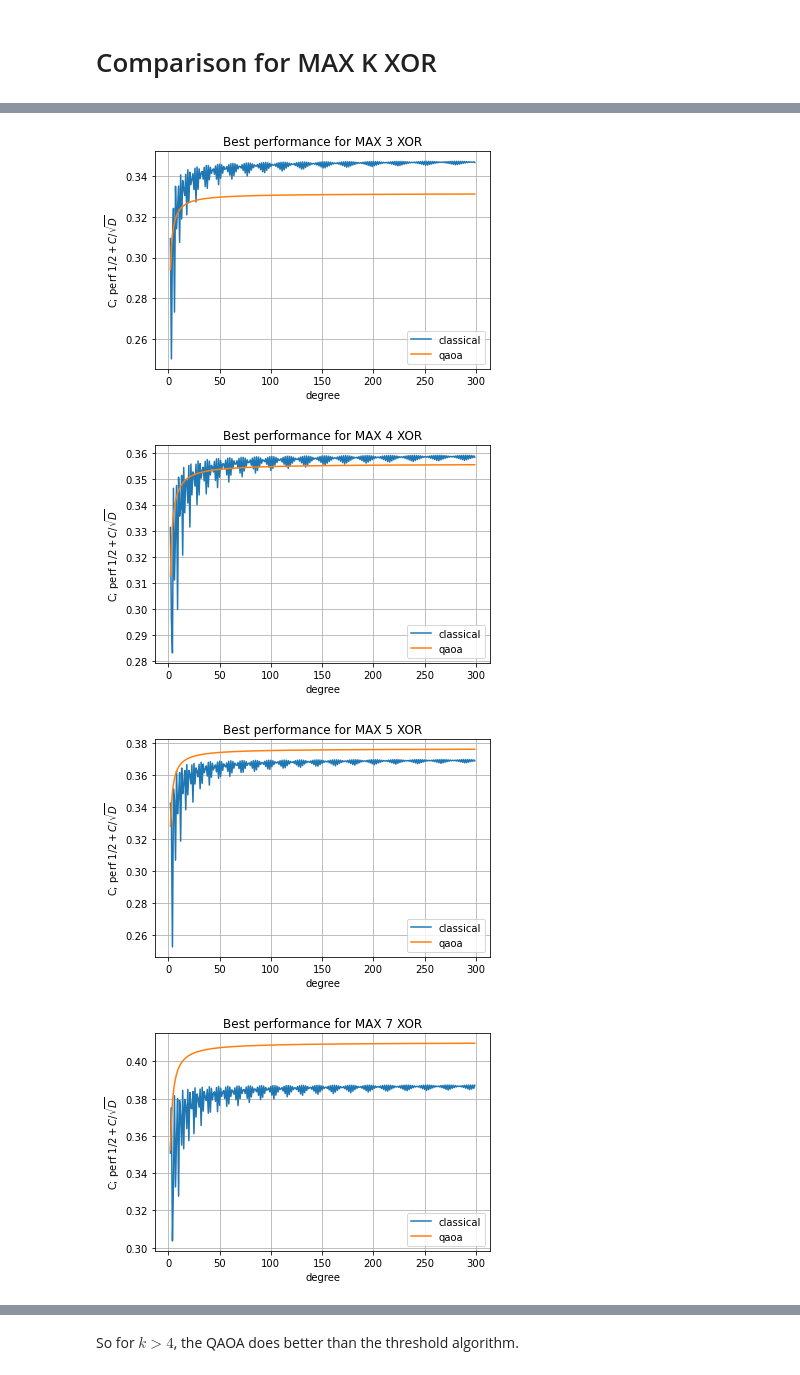
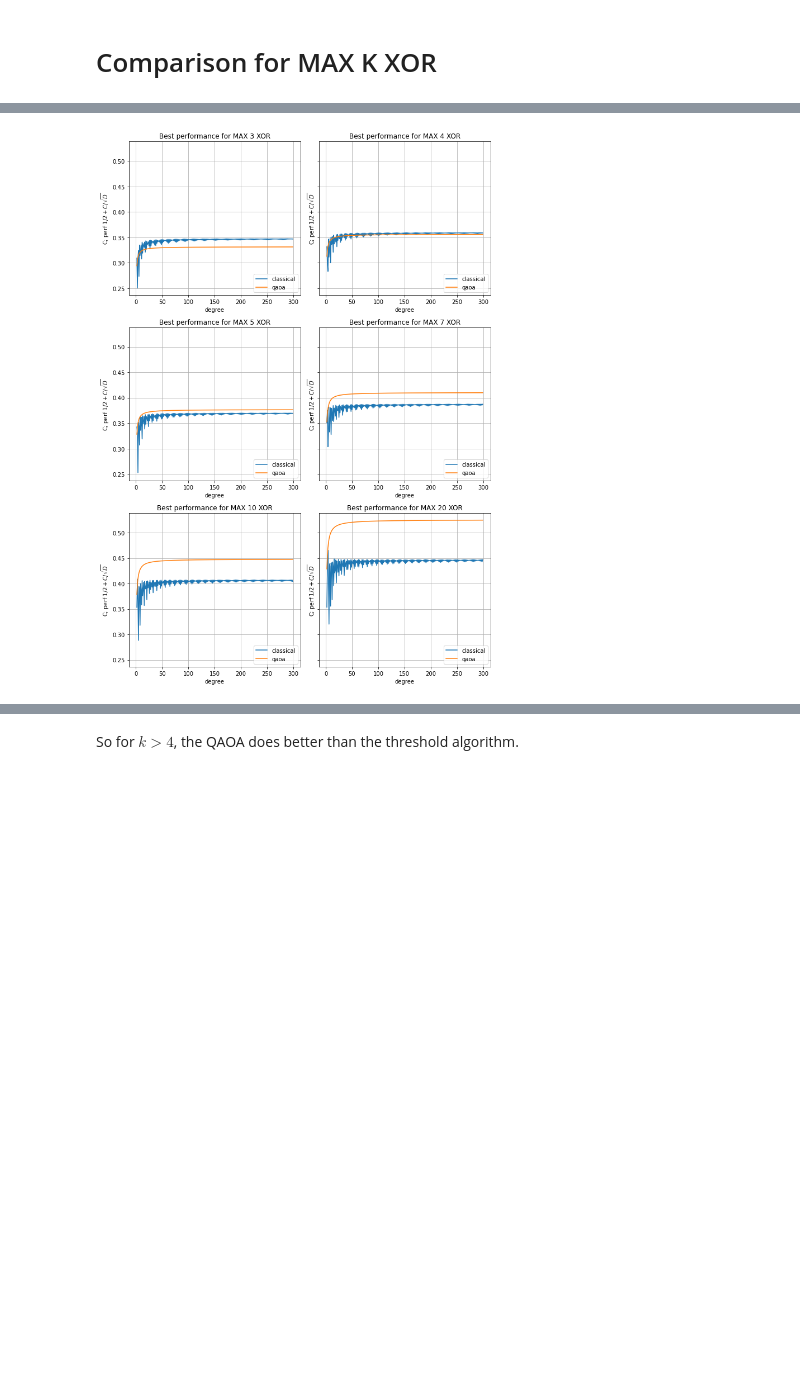
Before and after one commit to marwahaha/QuAIL-2021, a Jupyter notebook: maxkxor.ipynb, the cells around one changed output, grey strips where cells are left out. Drawn from its saved outputs; the diff is of its cells as text; code cells hidden in the pictures; blank space fills up the shorter version.

Commit message:
Save images

```diff
--- a/maxkxor.ipynb
+++ b/maxkxor.ipynb
@@ -533,14 +533,20 @@ Text(0, 0.5, 'C; perf $1/2 + C/ \\sqrt{D}$')
 # Comparison for MAX K XOR
 # %%
 %%time
-for k in [3, 4, 5, 7, 10, 100]:
-    plt.figure()
+fig, axs = plt.subplots(3, 2, sharey=True, figsize=(10, 14))
+axs = axs.reshape(-1,)
+ks = [3, 4, 5, 7, 10, 20]
+for i in range(len(ks)):
+    ax = axs[i]
+    k = ks[i]
     Ds = range(2,300)
-    plt.plot(Ds, [get_max(D, k)*D**0.5 for D in Ds], label='classical')
-    plt.plot(Ds, [get_qaoa_max(k,D) for D in Ds], label='qaoa')
-    plt.grid()
-    plt.xlabel('degree')
-    plt.legend()
-    plt.ylabel("C; perf $1/2 + C/ \sqrt{D}$")
-    plt.title("Best performance for MAX " + str(k) + " XOR")
+    ax.plot(Ds, [get_max(D, k)*D**0.5 for D in Ds], label='classical')
+    ax.plot(Ds, [get_qaoa_max(k,D) for D in Ds], label='qaoa')
+    ax.grid()
+    ax.set_xlabel('degree')
+    ax.legend(loc='lower right')
+    ax.set_ylabel("C; perf $1/2 + C/ \sqrt{D}$")
+    ax.set_title("Best performance for MAX " + str(k) + " XOR")
+fig.tight_layout()
+plt.savefig('comparison.png',  dpi=300)
 # %% [output]
@@ -549,4 +555 @@ Wall time: 7.5 s
-[figure, old version]
+[figure, new version]
-[figure, removed]
-[figure, removed]
-[figure, removed]
```
Also changed, not shown: parts of 6 cells of this notebook, 1 other file.
